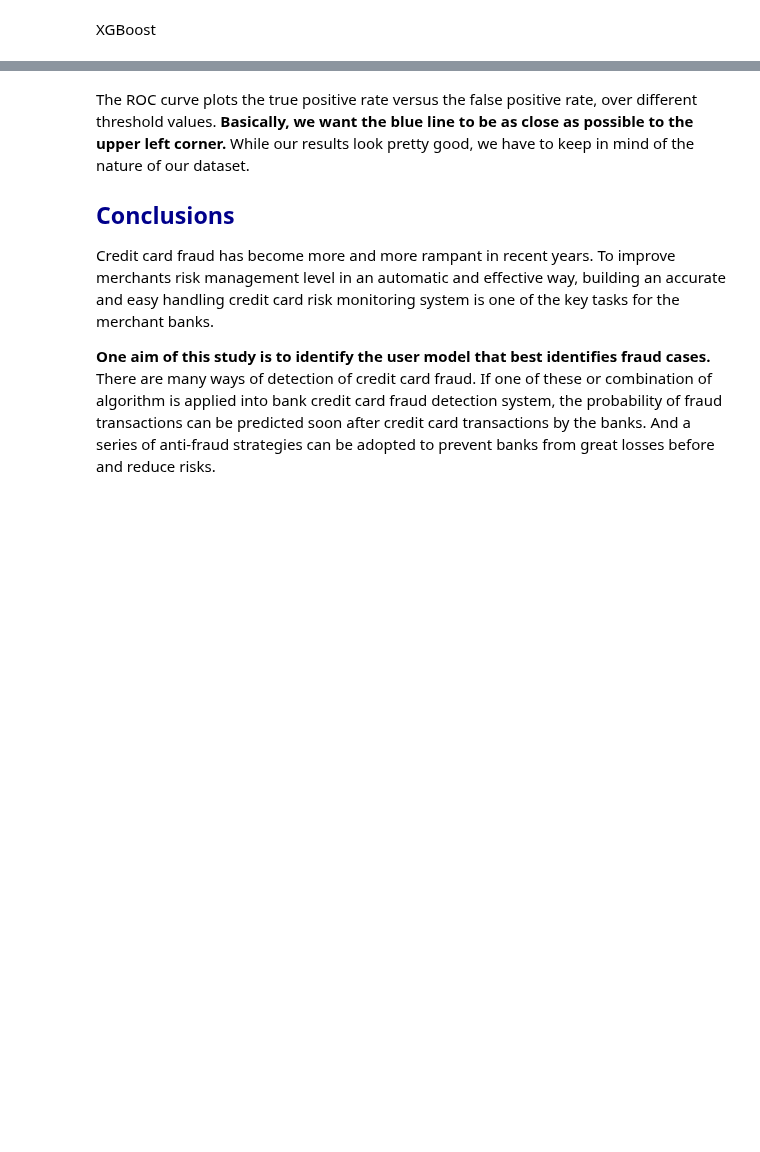
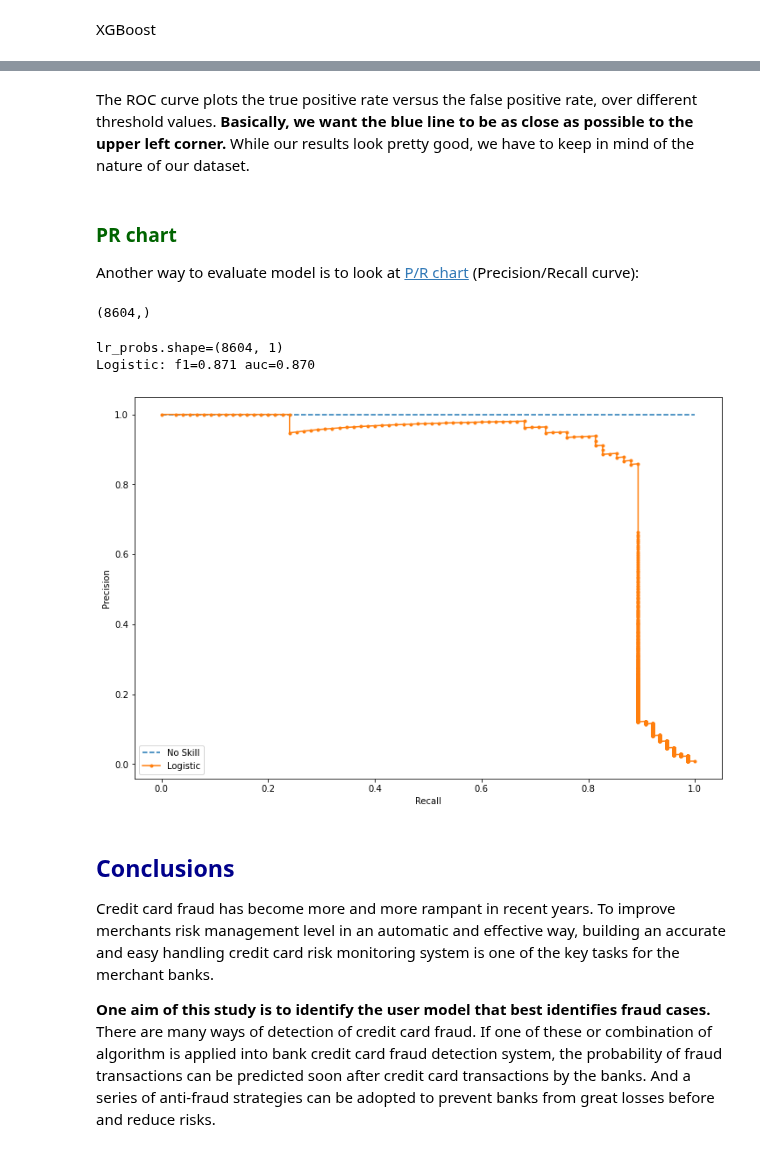
Before and after one commit to johnklee/ml_articles, a Jupyter notebook: medium/credit_card_fraud_detection_by_neural_network_in_keras_framework/credit_card_fraud_detection_by_neural_network_in_keras_framework.ipynb, the cells around one changed output, grey strips where cells are left out. Saved outputs shown, nothing was run; the diff lists cells and outputs as text; code cells hidden in the pictures; blank space fills up the shorter version.

```diff
--- a/medium/credit_card_fraud_detection_by_neural_network_in_keras_framework/credit_card_fraud_detection_by_neural_network_in_keras_framework.ipynb
+++ b/medium/credit_card_fraud_detection_by_neural_network_in_keras_framework/credit_card_fraud_detection_by_neural_network_in_keras_framework.ipynb
@@ -626,6 +587,41 @@ F1 Score  = 0.886
+# %% [markdown]
+The ROC curve plots the true positive rate versus the false positive rate, over different threshold values. <b>Basically, we want the blue line to be as close as possible to the upper left corner.</b> While our results look pretty good, we have to keep in mind of the nature of our dataset.
+# %% [markdown]
+### <font color='darkgreen'>PR chart</font>
+Another way to evaluate model is to look at [P/R chart](http://mlwiki.org/index.php/Precision_and_Recall) (Precision/Recall curve):
+# %%
+y_test['Class'].shape
+# %% [output]
+(8604,)
+# %%
+from sklearn.metrics import precision_recall_curve
+from sklearn.metrics import f1_score
+from sklearn.metrics import auc
+
+lr_probs = classifier.predict(X_test)
+y_pred = (lr_probs > 0.5)
+lr_precision, lr_recall, _ = precision_recall_curve(y_test['Class'], lr_probs)
+
+lr_f1 =  f1_score(y_test['Class'], y_pred)
+lr_auc = auc(lr_recall, lr_precision)
+# summarize scores
+print('Logistic: f1=%.3f auc=%.3f' % (lr_f1, lr_auc))
+# plot the precision-recall curves
+no_skill = len(X_test[y_test==1]) / len(y_test)
+plt.plot([0, 1], [no_skill, no_skill], linestyle='--', label='No Skill')
+plt.plot(lr_recall, lr_precision, marker='.', label='Logistic')
+# axis labels
+plt.xlabel('Recall')
+plt.ylabel('Precision')
+# show the legend
+plt.legend()
+# show the plot
+plt.show()
+# %% [output]
+lr_probs.shape=(8604, 1)
+Logistic: f1=0.871 auc=0.870
+[figure, added]
 # %% [markdown]
-The ROC curve plots the true positive rate versus the false positive rate, over different threshold values. <b>Basically, we want the blue line to be as close as possible to the upper left corner.</b> While our results look pretty good, we have to keep in mind of the nature of our dataset.
-
 ## <font color='darkblue'>Conclusions</font>
 Credit card fraud has become more and more rampant in recent years. To improve merchants risk management level in an automatic and effective way, building an accurate and easy handling credit card risk monitoring system is one of the key tasks for the merchant banks.
 
```
Also changed, not shown: parts of 26 cells of this notebook, 1 other file.
